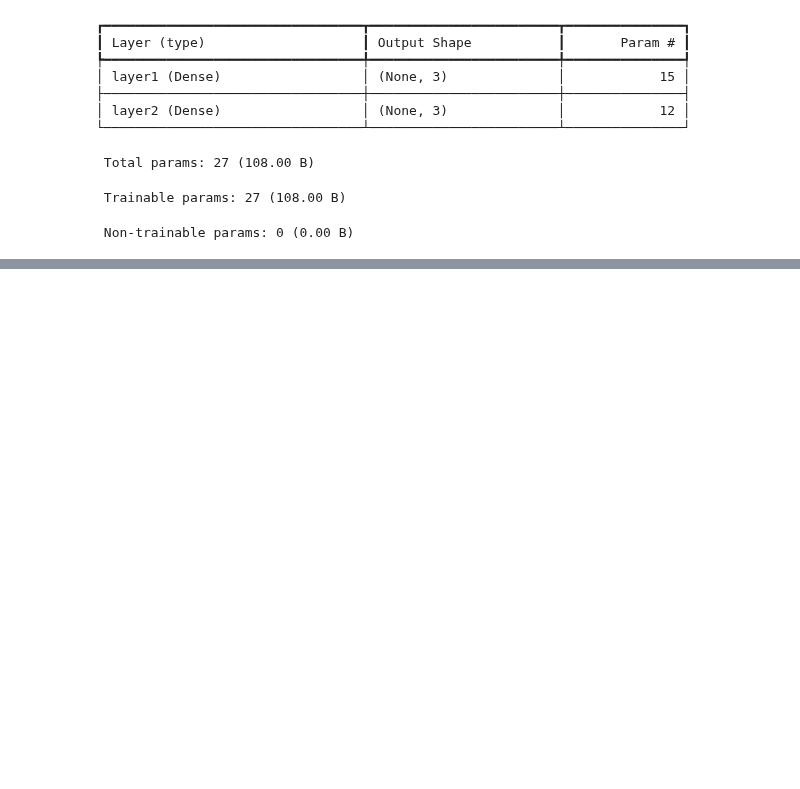
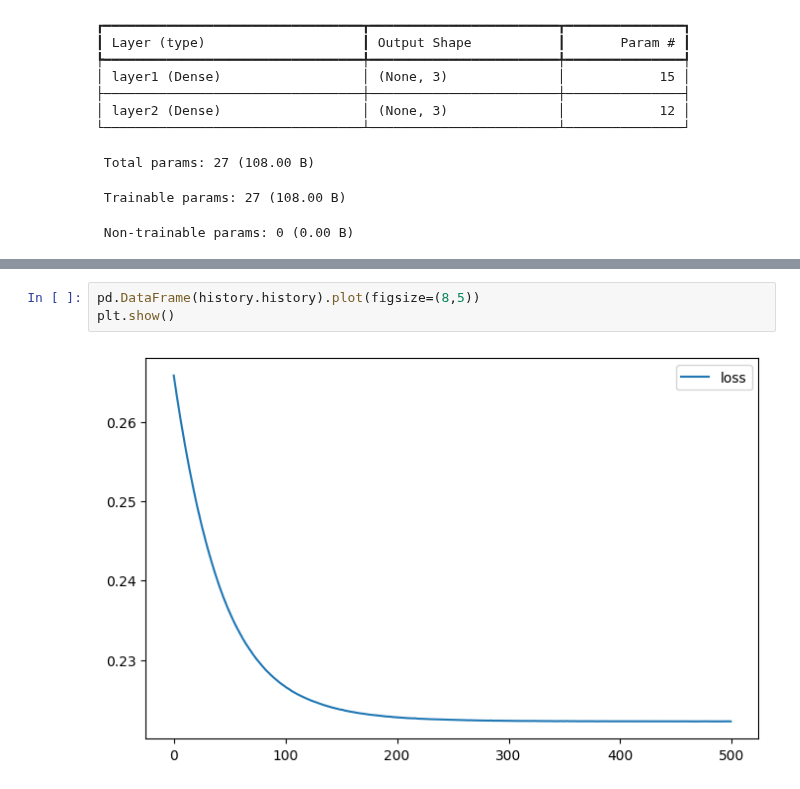
Before and after one commit to RaulLopez1903/MIA_Raul_P., a Jupyter notebook: Introduccion_a_la_IA/Ejercicios/Perceptrón multicapa/05 Keras - multilayer perceptron - iris.ipynb, the cells around one changed output, grey strips where cells are left out. Cells and saved outputs as stored; diff of their text form; blank space fills up the shorter version.

```diff
--- a/Introduccion_a_la_IA/Ejercicios/Perceptrón multicapa/05 Keras - multilayer perceptron - iris.ipynb
+++ b/Introduccion_a_la_IA/Ejercicios/Perceptrón multicapa/05 Keras - multilayer perceptron - iris.ipynb
@@ -92,0 +158,5 @@ array([[0.6695971 , 0.30862153, 0.2347015 ]], dtype=float32)
+# %%
+pd.DataFrame(history.history).plot(figsize=(8,5))
+plt.show()
+# %% [output]
+[figure, added]
```
Also changed, not shown: parts of 12 cells of this notebook.
